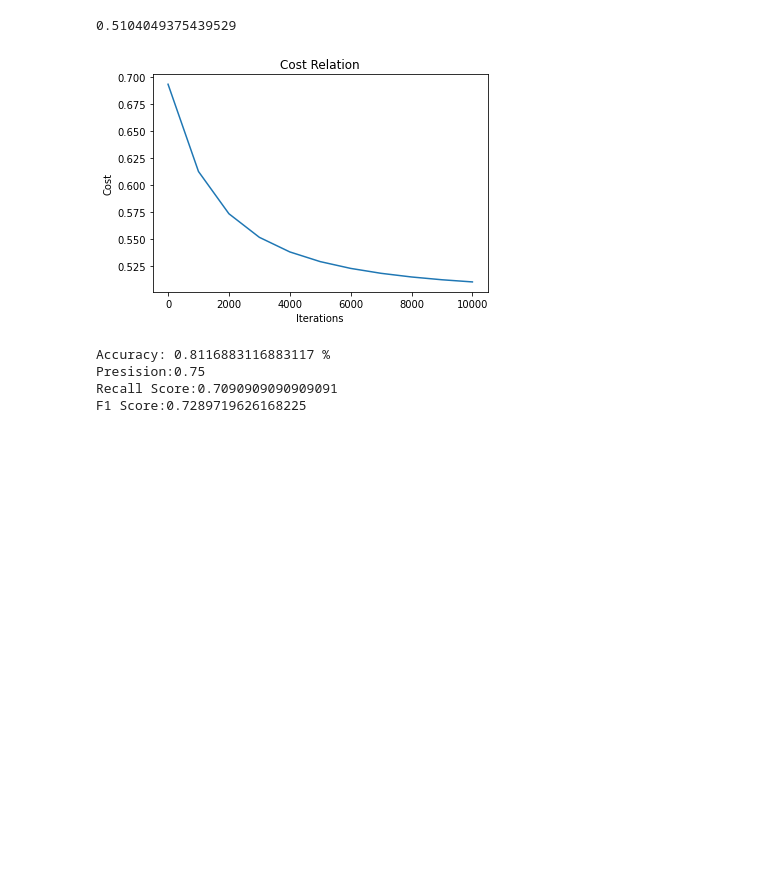
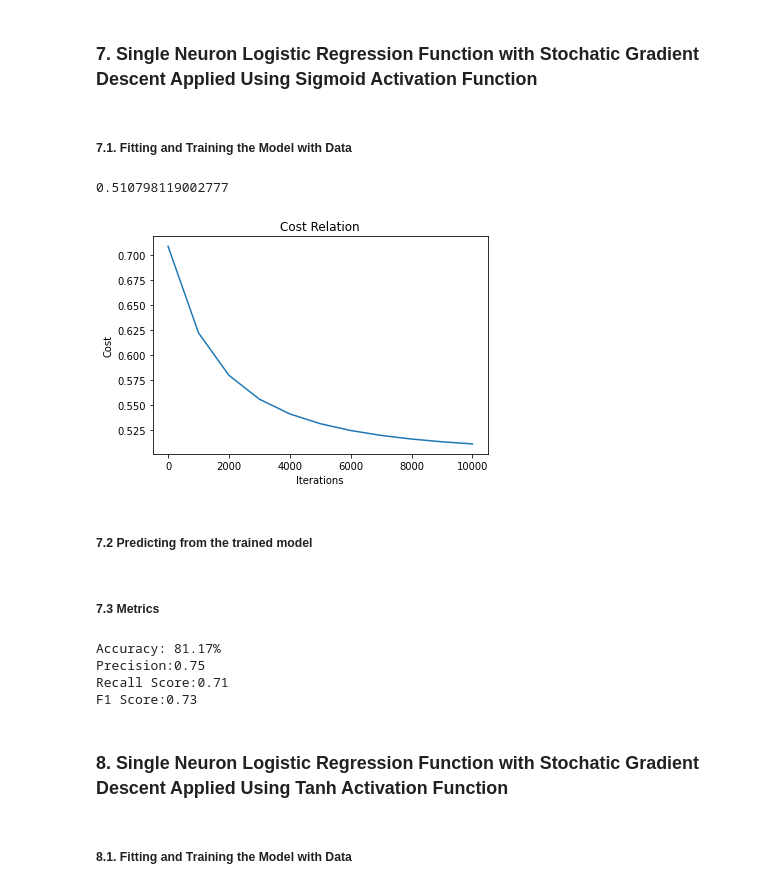
Before and after one commit to bhatiaarjun19/INFO7390, a Jupyter notebook: assignment2.ipynb, the cells around one changed output. Saved outputs shown, nothing was run; the diff lists cells and outputs as text; code cells hidden in the pictures; blank space fills up the shorter version.

```diff
--- a/assignment2.ipynb
+++ b/assignment2.ipynb
@@ -71,0 +115,7 @@ validate_x = (validate_x - mean_data)/std_data
+# %%
+def sigmoidFunction(X):
+    return 1/(1+np.exp(-X))
+
+def tanh(x):
+    t = (np.exp(x)-np.exp(-x))/(np.exp(x)+np.exp(-x))
+    return 1-t**2
@@ -71,0 +124,5 @@ validate_x = (validate_x - mean_data)/std_data
+# %%
+def logLoss(m,Y,Z):
+    return (-1/m)*np.sum((Y*np.log(Z))+(1-Y)*np.log(1-Z))
+
+    # (-1/self.m)*np.sum((Y*np.log(Z))+(1-Y)*np.log(1-Z))
@@ -72,20 +159,14 @@ validate_x = (validate_x - mean_data)/std_data
+# %% [markdown]
+### 7. Single Neuron Logistic Regression Function with Stochatic Gradient Descent Applied Using Sigmoid Activation Function
 # %%
 #Logistic Regression - Model Definition
 class logisticRegression:
     def __init__(self,total_iterations,learning_rate):
         self.learning_rate=learning_rate
         self.total_iterations=total_iterations
-        self.bias=0
-
-    #Activation function
-    def sigmoidFunction(self,X):
-        return 1/(1+np.exp(-X))
-#         return 1/(1+scipy.special.expit(-X))
-    def relufunction(self,X):
-        return np.maximum(0,X)
+        self.bias=0.1
 
 
-    #Training function
     def train(self,input,Y):
 
         rows,cols=input.shape
@@ -93,20 +174,18 @@ class logisticRegression:
         self.w=np.zeros((cols,1))
         costList=[]
         iterationList=[]
-        for _ in range(self.total_iterations+1):
+        for i in range(self.total_iterations+1):
             # y= x * w + b
             output=np.dot(input,self.w)+self.bias
-            Z=self.relufunction(output)
 
-            #apply Activating function
-            Z=self.sigmoidFunction(output)
+            #Apply Sigmoid Activation function
+            Z = sigmoidFunction(output)
 
-            #calculating cost
-            cost=(-1/self.m)*np.sum((Y*np.log(Z))+(1-Y)*np.log(1-Z))
+            #calculating cost with Log Loss Method/CrossEntropy
+            cost = logLoss(self.m,Y,Z)
 
-            if _%1000==0:
-#                 print("loss during ",_," iteration =",cost)
-                iterationList.append(_)
+            if i%1000==0:
+                iterationList.append(i)
                 costList.append(cost)
 
             #Gradient Descent
@@ -127,7 +206,7 @@ class logisticRegression:
     #Prediction function
     def predict(self,input):
         output=np.dot(input,self.w)+self.bias
-        Z=self.sigmoidFunction(output)
+        Z=sigmoidFunction(output)
         # if output more than 0.5 then yes else no. (Binary Classification)
         prediction=[]
         for i in Z:
@@ -136,11 +215,15 @@ class logisticRegression:
             else:
                 prediction.append(0)
         return prediction
+# %% [markdown]
+##### 7.1. Fitting and Training the Model with Data
 # %%
-model=logisticRegression(total_iterations=10000,learning_rate=0.001)
+model_wtSigmoid=logisticRegression(total_iterations=10000,learning_rate=0.001)
 # %%
-model.train(train_x,train_y)
+model_wtSigmoid.train(train_x,train_y)
 # %% [output]
-0.5104049375439529
+0.510798119002777
-[figure, old version]
+[figure, new version]
+# %% [markdown]
+##### 7.2 Predicting from the trained model
 # %%
@@ -176,7 +231,11 @@ def Metrics(y_actual,y_hat):
-# %%
-Metrics(test_y,test_prediction)
-# %% [output]
-Accuracy: 0.8116883116883117 %
-Presision:0.75
-Recall Score:0.7090909090909091
-F1 Score:0.7289719626168225
+# %% [markdown]
+##### 7.3 Metrics
+# %%
+Metrics(test_y,test_predictionSigmoid)
+# %% [output]
+Accuracy: 81.17%
+Precision:0.75
+Recall Score:0.71
+F1 Score:0.73
+# %% [markdown]
+### 8. Single Neuron Logistic Regression Function with Stochatic Gradient Descent Applied Using Tanh Activation Function
@@ -182,0 +299,2 @@ F1 Score:0.7289719626168225
+# %% [markdown]
+##### 8.1. Fitting and Training the Model with Data
```
Also changed, not shown: parts of 28 cells of this notebook.
